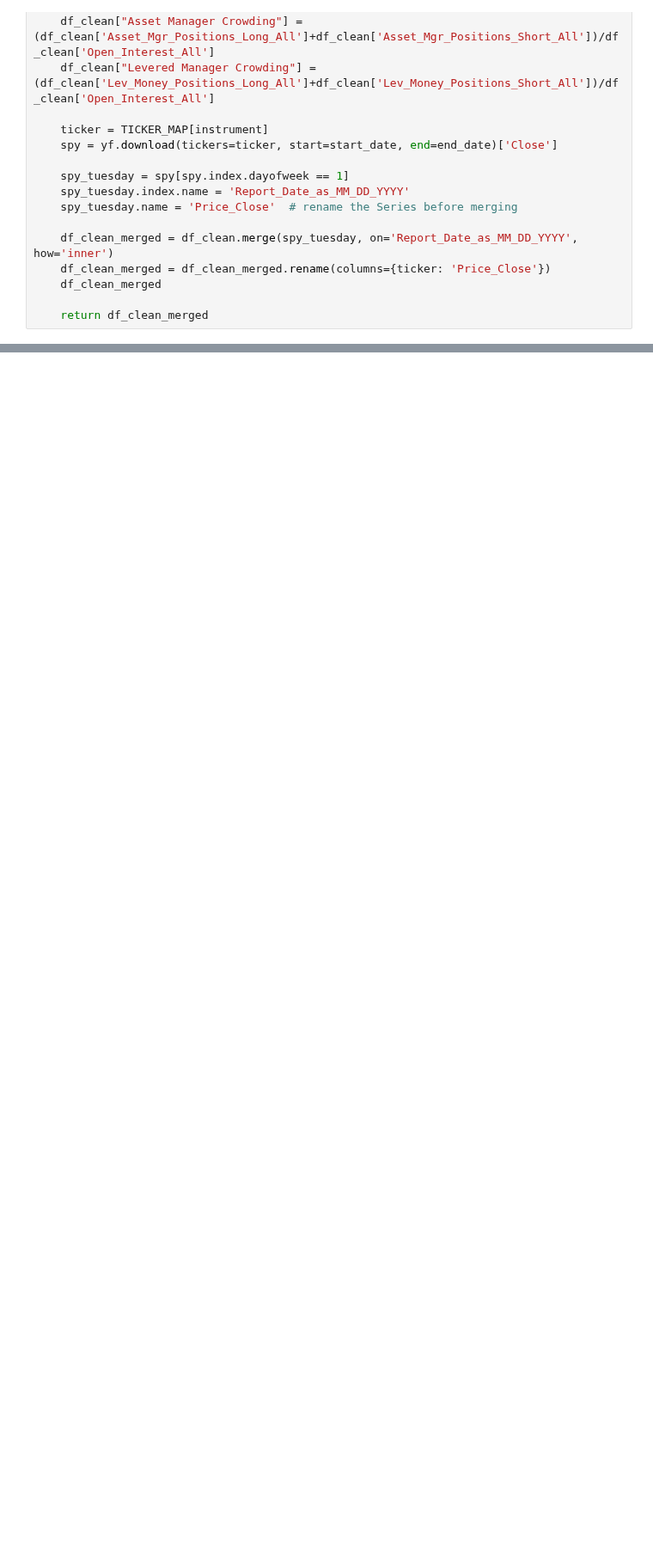
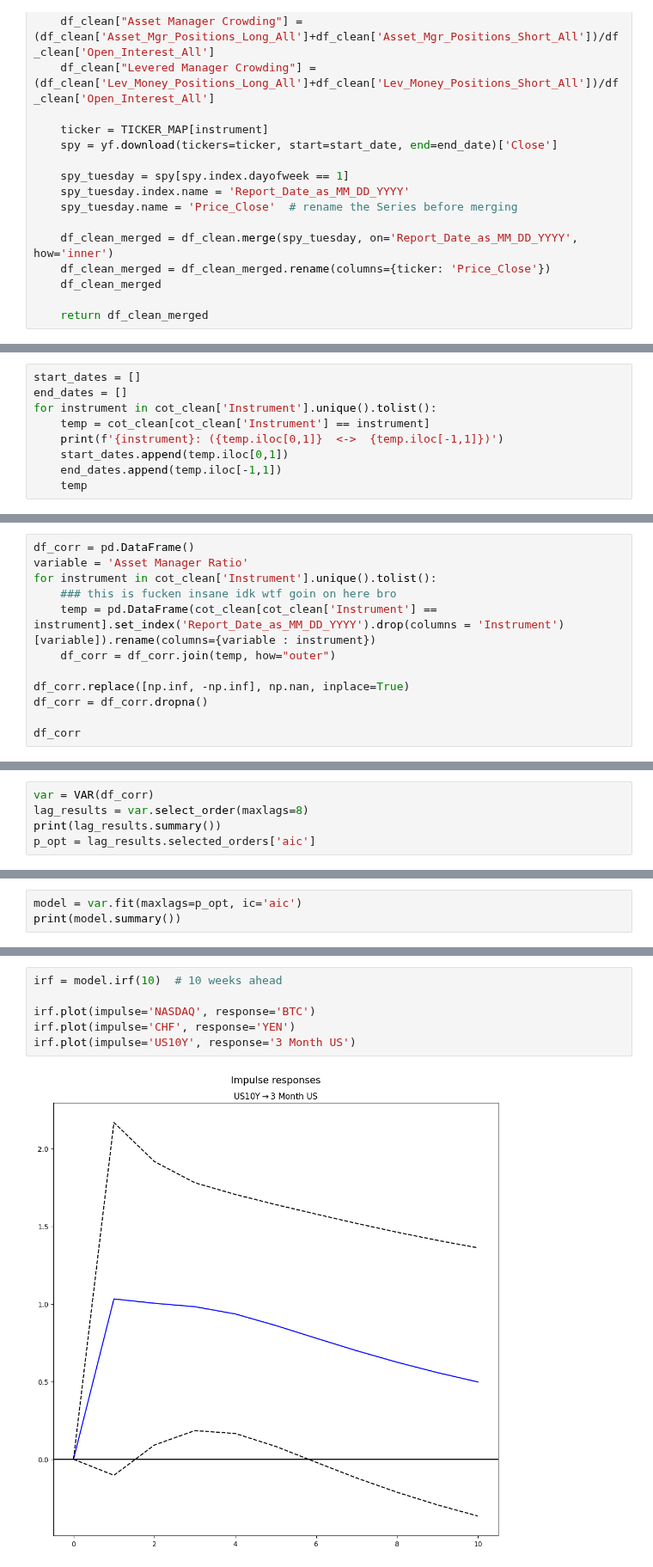
Before and after one commit to Hamza-joosub/SignumV2, a Jupyter notebook: Models/Capital_Pressure/notebook.ipynb, the cells around one changed output, grey strips where cells are left out. Shown at 86% size. Saved outputs shown, nothing was run; the diff lists cells and outputs as text; blank space fills up the shorter version.

```diff
--- a/Models/Capital_Pressure/notebook.ipynb
+++ b/Models/Capital_Pressure/notebook.ipynb
@@ -1468,0 +452,9 @@ Neutral     52
+# %%
+start_dates = []
+end_dates = []
+for instrument in cot_clean['Instrument'].unique().tolist():
+    temp = cot_clean[cot_clean['Instrument'] == instrument]
+    print(f'{instrument}: ({temp.iloc[0,1]}  <->  {temp.iloc[-1,1]})')
+    start_dates.append(temp.iloc[0,1])
+    end_dates.append(temp.iloc[-1,1])
+    temp
@@ -1468,0 +492,12 @@ Neutral     52
+# %%
+df_corr = pd.DataFrame()
+variable = 'Asset Manager Ratio'
+for instrument in cot_clean['Instrument'].unique().tolist():
+    ### this is fucken insane idk wtf goin on here bro
+    temp = pd.DataFrame(cot_clean[cot_clean['Instrument'] == instrument].set_index('Report_Date_as_MM_DD_YYYY').drop(columns = 'Instrument')[variable]).rename(columns={variable : instrument})
+    df_corr = df_corr.join(temp, how="outer")
+
+df_corr.replace([np.inf, -np.inf], np.nan, inplace=True)
+df_corr = df_corr.dropna()
+
+df_corr
@@ -1468,0 +613,5 @@ Neutral     52
+# %%
+var = VAR(df_corr)
+lag_results = var.select_order(maxlags=8)
+print(lag_results.summary())
+p_opt = lag_results.selected_orders['aic']
@@ -1468,0 +633,3 @@ Neutral     52
+# %%
+model = var.fit(maxlags=p_opt, ic='aic')
+print(model.summary())
@@ -1468,0 +729,8 @@ Neutral     52
+# %%
+irf = model.irf(10)  # 10 weeks ahead
+
+irf.plot(impulse='NASDAQ', response='BTC')
+irf.plot(impulse='CHF', response='YEN')
+irf.plot(impulse='US10Y', response='3 Month US')
+# %% [output]
+[figure, added]
```
Also changed, not shown: parts of 117 cells of this notebook, 23 other files.
